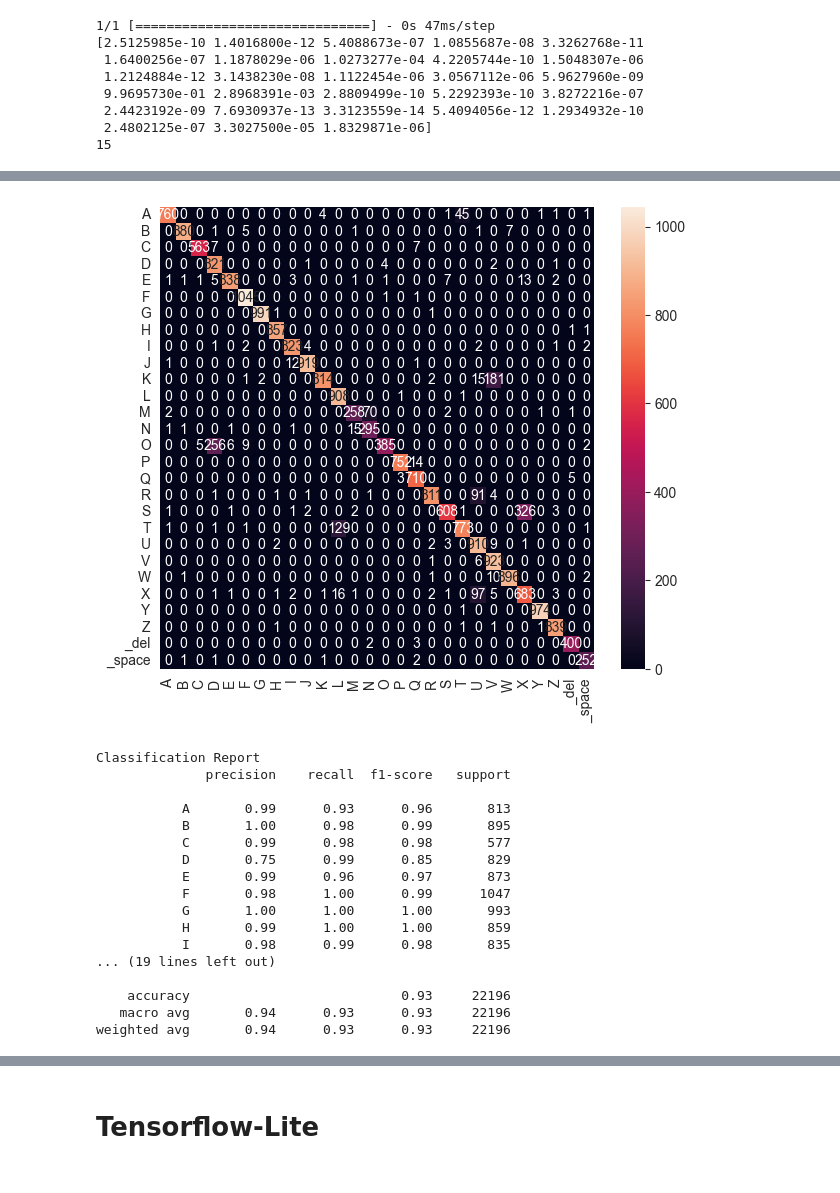
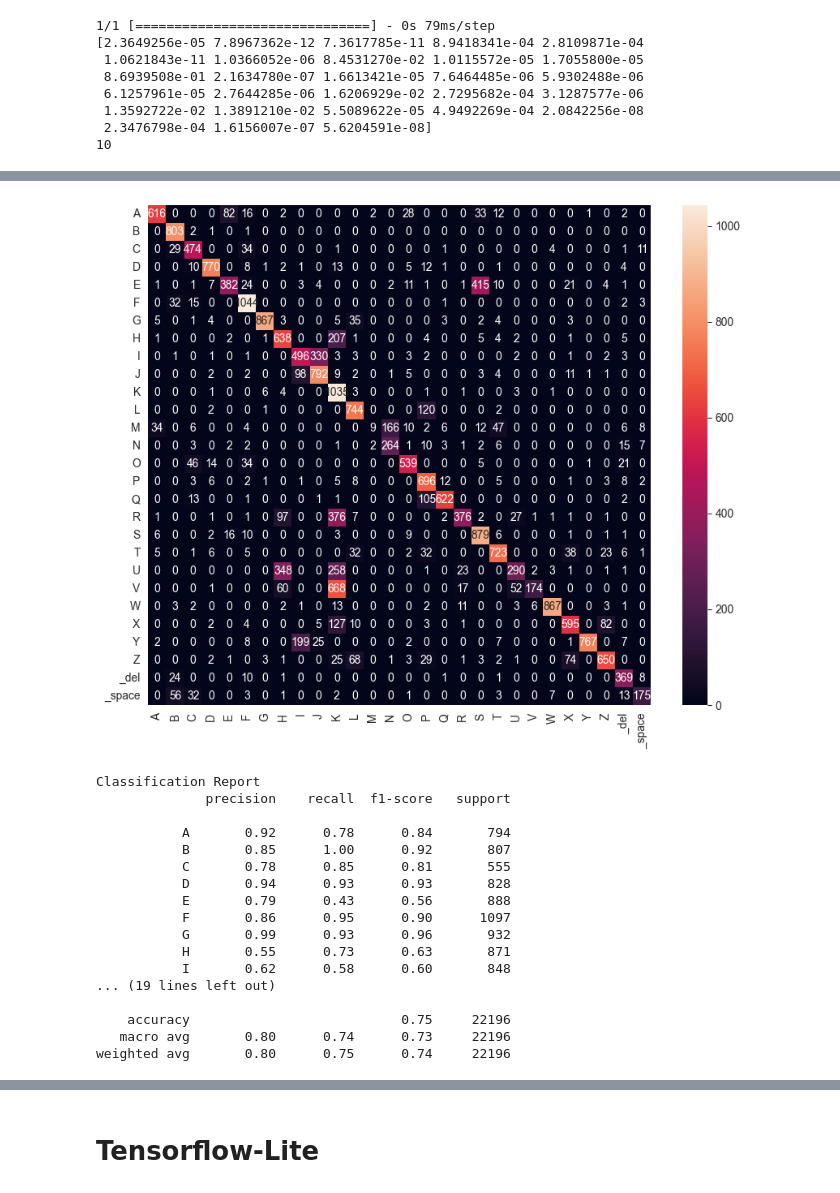
Before and after one commit to inollmann/msa, a Jupyter notebook: hand_sign_model_trainer.ipynb, the cells around one changed output, grey strips where cells are left out. Saved outputs shown, nothing was run; the diff lists cells and outputs as text; code cells hidden in the pictures.

Commit message:
New model

```diff
--- a/hand_sign_model_trainer.ipynb
+++ b/hand_sign_model_trainer.ipynb
@@ -15,10 +11,21 @@ tflite_save_path = 'model\\customModel\\modelB\\ASLclassifier4b.tflite'
+# %%
+model_version = "5a"
+
+csv_file = "keypoints\\keypointB_angles_3D.csv"
+model_save_path = "model\\customModel\\modelB\\ASLclassifier" + model_version + ".hdf5"
+tflite_save_path = "model\\customModel\\modelB\\ASLclassifier" + model_version + ".tflite"
+
+evaluation_folder = "evaluation\\ASL\\"
+confmat_path = evaluation_folder + "confusionMatrix" + model_version + ".png"
+classrep_path = evaluation_folder + "classificationReport" + model_version + ".csv"
+architecture_path = evaluation_folder + "architecture" + model_version + ".png"
 # %%
 NUM_CLASSES = 28
 num_identifier_columns = 1
 coord_dimensions = 3
 # %%
 # lst = [1] + list(range(num_identifier_columns, (21 * 2) + num_identifier_columns))
-lst = list(range(num_identifier_columns, 21 * coord_dimensions + num_identifier_columns + 1))
+lst = list(range(num_identifier_columns, 15))
 X_dataset = np.loadtxt(csv_file, delimiter=',', dtype='float32', usecols=lst)
 # %%
 y_dataset = np.loadtxt(csv_file, delimiter=',', dtype='<U8', usecols=0)
@@ -33,10 +40,10 @@ y_train_encoded = label_encoder.fit_transform(y_train)
 y_test_encoded = label_encoder.transform(y_test)
 # %%
 model = tf.keras.models.Sequential([
-    tf.keras.layers.Input((21 * coord_dimensions + 1, )),
+    tf.keras.layers.Input((14, )),
     tf.keras.layers.Dropout(0.15),
-    tf.keras.layers.Dense(80, activation='relu'),
+    tf.keras.layers.Dense(25, activation='relu'),
     tf.keras.layers.Dropout(0.15),
-    tf.keras.layers.Dense(50, activation='relu'),
+    tf.keras.layers.Dense(40, activation='relu'),
     tf.keras.layers.Dense(NUM_CLASSES, activation='softmax')
 ])
@@ -112,19 +123,20 @@ predict_result = model.predict(np.array([X_test[0]]))
 print(np.squeeze(predict_result))
 print(np.argmax(np.squeeze(predict_result)))
 # %% [output]
-1/1 [==============================] - 0s 47ms/step
-[2.5125985e-10 1.4016800e-12 5.4088673e-07 1.0855687e-08 3.3262768e-11
- 1.6400256e-07 1.1878029e-06 1.0273277e-04 4.2205744e-10 1.5048307e-06
- 1.2124884e-12 3.1438230e-08 1.1122454e-06 3.0567112e-06 5.9627960e-09
- 9.9695730e-01 2.8968391e-03 2.8809499e-10 5.2292393e-10 3.8272216e-07
- 2.4423192e-09 7.6930937e-13 3.3123559e-14 5.4094056e-12 1.2934932e-10
- 2.4802125e-07 3.3027500e-05 1.8329871e-06]
-15
+1/1 [==============================] - 0s 79ms/step
+[2.3649256e-05 7.8967362e-12 7.3617785e-11 8.9418341e-04 2.8109871e-04
+ 1.0621843e-11 1.0366052e-06 8.4531270e-02 1.0115572e-05 1.7055800e-05
+ 8.6939508e-01 2.1634780e-07 1.6613421e-05 7.6464485e-06 5.9302488e-06
+ 6.1257961e-05 2.7644285e-06 1.6206929e-02 2.7295682e-04 3.1287577e-06
+ 1.3592722e-02 1.3891210e-02 5.5089622e-05 4.9492269e-04 2.0842256e-08
+ 2.3476798e-04 1.6156007e-07 5.6204591e-08]
+10
 # %%
 import pandas as pd
 import seaborn as sns
 import matplotlib.pyplot as plt
 from sklearn.metrics import confusion_matrix, classification_report
+from tensorflow.keras.utils import plot_model
 
 def print_confusion_matrix(y_true, y_pred, report=True):
     labels = sorted(list(set(y_true)))
@@ -132,7 +144,7 @@ def print_confusion_matrix(y_true, y_pred, report=True):
 
     df_cmx = pd.DataFrame(cmx_data, index=labels, columns=labels)
 
-    fig, ax = plt.subplots(figsize=(7, 6))
+    fig, ax = plt.subplots(figsize=(10, 8))  # (7, 6)
     sns.heatmap(df_cmx, annot=True, fmt='g' ,square=False)
     ax.set_ylim(len(set(y_true)), 0)
     plt.show()
@@ -148,5 +160,7 @@ label_encoder.fit(y_train)
 y_test_decoded = label_encoder.inverse_transform(y_test_encoded)
 y_pred_decoded = label_encoder.inverse_transform(y_pred)
 
+
 print_confusion_matrix(y_test_decoded, y_pred_decoded)
+classrep_dict = classification_report(y_test_decoded, y_pred_decoded, output_dict=True)
 # %% [output]
@@ -154,18 +168,18 @@ print_confusion_matrix(y_test_decoded, y_pred_decoded)
-[figure, old version]
+[figure, new version]
 Classification Report
               precision    recall  f1-score   support
 
-           A       0.99      0.93      0.96       813
-           B       1.00      0.98      0.99       895
-           C       0.99      0.98      0.98       577
-           D       0.75      0.99      0.85       829
-           E       0.99      0.96      0.97       873
-           F       0.98      1.00      0.99      1047
-           G       1.00      1.00      1.00       993
-           H       0.99      1.00      1.00       859
-           I       0.98      0.99      0.98       835
+           A       0.92      0.78      0.84       794
+           B       0.85      1.00      0.92       807
+           C       0.78      0.85      0.81       555
+           D       0.94      0.93      0.93       828
+           E       0.79      0.43      0.56       888
+           F       0.86      0.95      0.90      1097
+           G       0.99      0.93      0.96       932
+           H       0.55      0.73      0.63       871
+           I       0.62      0.58      0.60       848
 ... (19 lines left out)
 
-    accuracy                           0.93     22196
-   macro avg       0.94      0.93      0.93     22196
-weighted avg       0.94      0.93      0.93     22196
+    accuracy                           0.75     22196
+   macro avg       0.80      0.74      0.73     22196
+weighted avg       0.80      0.75      0.74     22196
```
Also changed, not shown: parts of 11 cells of this notebook, 19 other files.
